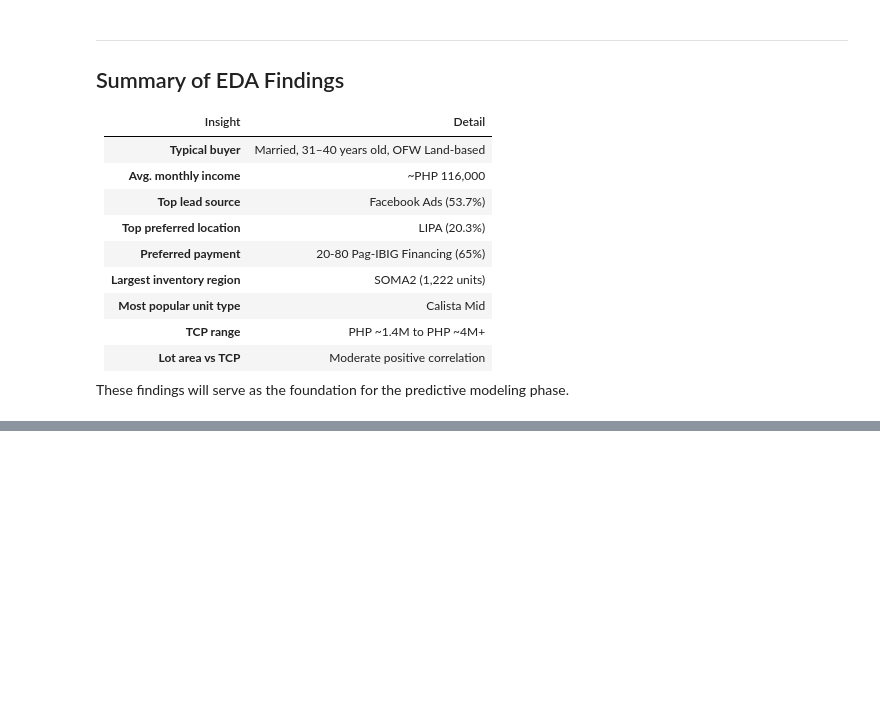
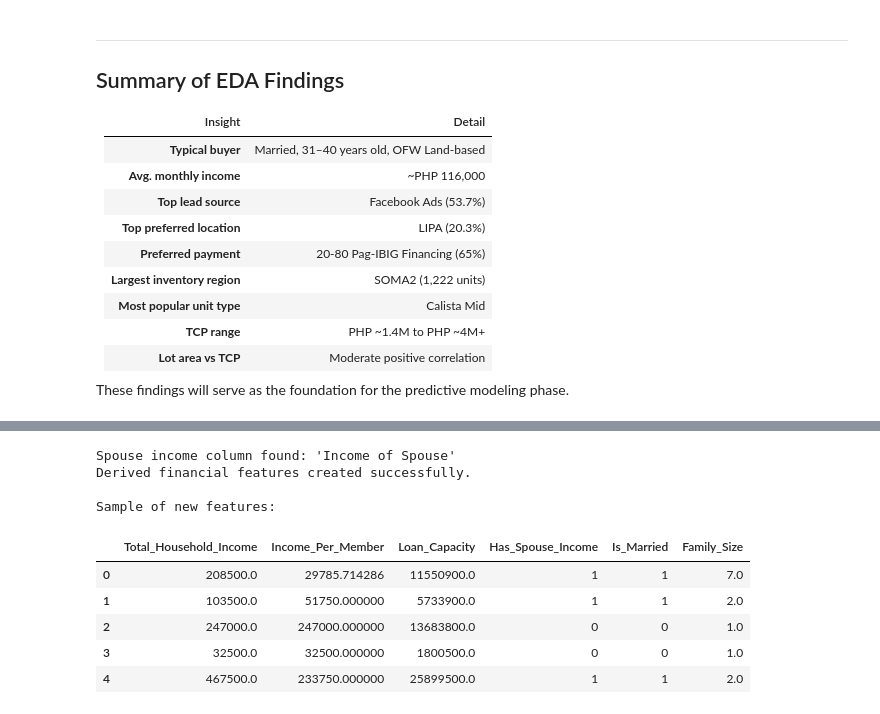
Before and after one commit to MariahAndrea/datasci_finals, a Jupyter notebook: Group1_Finals.ipynb, the cells around one changed output, grey strips where cells are left out. Saved outputs shown, nothing was run; the diff lists cells and outputs as text; code cells hidden in the pictures; blank space fills up the shorter version.

```diff
--- a/Group1_Finals.ipynb
+++ b/Group1_Finals.ipynb
@@ -899,0 +1011,75 @@ These findings will serve as the foundation for the predictive modeling phase.
+# %%
+# 4.3  Derived Financial Features
+
+fe_df = buyer_lead_df.copy()
+
+# Clean & extract spouse income
+# Identify the spouse/co-buyer income column (handle possible name variations)
+spouse_income_col = None
+for col in fe_df.columns:
+    if 'spouse' in col.lower() and 'income' in col.lower():
+        spouse_income_col = col
+        break
+
+if spouse_income_col:
+    fe_df['Spouse_Income_Numeric'] = (
+        fe_df[spouse_income_col]
+        .astype(str)
+        .str.replace('PHP', '', regex=False)
+        .str.replace(',', '', regex=False)
+        .str.strip()
+        .pipe(pd.to_numeric, errors='coerce')
+        .fillna(0)
+    )
+    print(f"Spouse income column found: '{spouse_income_col}'")
+else:
+    fe_df['Spouse_Income_Numeric'] = 0
+    print("No spouse income column found — defaulting to 0.")
+
+# Ensure principal income numeric column is available (created during EDA)
+if 'Income_Numeric' not in fe_df.columns:
+    fe_df['Income_Numeric'] = (
+        fe_df['Income of Principal Buyer']
+        .astype(str)
+        .str.replace('PHP', '', regex=False)
+        .str.replace(',', '', regex=False)
+        .str.strip()
+        .pipe(pd.to_numeric, errors='coerce')
+    )
+
+# ── Derived Features
+# 1. Total household income (principal + spouse/co-buyer)
+fe_df['Total_Household_Income'] = fe_df['Income_Numeric'].fillna(0) + fe_df['Spouse_Income_Numeric']
+
+# 2. Number of family members (clean to numeric)
+fe_df['Family_Size'] = pd.to_numeric(fe_df['No. of Family Members'], errors='coerce').fillna(1)
+
+# 3. Income per family member
+fe_df['Income_Per_Member'] = fe_df['Total_Household_Income'] / fe_df['Family_Size'].replace(0, 1)
+
+# 4. Estimated loan capacity using the Pag-IBIG 30-year formula
+#    Max TCP = Total Monthly Income × (0.35 / 0.00632) ≈ × 55.4
+PAGIBIG_FACTOR = 55.4
+fe_df['Loan_Capacity'] = fe_df['Total_Household_Income'] * PAGIBIG_FACTOR
+
+# 5. Binary: has spouse/co-buyer income?
+fe_df['Has_Spouse_Income'] = (fe_df['Spouse_Income_Numeric'] > 0).astype(int)
+
+# 6. Binary: is buyer married?
+fe_df['Is_Married'] = (fe_df['Marital Status'].str.strip().str.lower() == 'married').astype(int)
+
+print("Derived financial features created successfully.")
+print("\nSample of new features:")
+fe_df[['Total_Household_Income', 'Income_Per_Member', 'Loan_Capacity',
+       'Has_Spouse_Income', 'Is_Married', 'Family_Size']].head()
+# %% [output]
+Spouse income column found: 'Income of Spouse'
+Derived financial features created successfully.
+
+Sample of new features:
+|  | Total_Household_Income | Income_Per_Member | Loan_Capacity | Has_Spouse_Income | Is_Married | Family_Size |
+| 0 | 208500.0 | 29785.714286 | 11550900.0 | 1 | 1 | 7.0 |
+| 1 | 103500.0 | 51750.000000 | 5733900.0 | 1 | 1 | 2.0 |
+| 2 | 247000.0 | 247000.000000 | 13683800.0 | 0 | 0 | 1.0 |
+| 3 | 32500.0 | 32500.000000 | 1800500.0 | 0 | 0 | 1.0 |
+| 4 | 467500.0 | 233750.000000 | 25899500.0 | 1 | 1 | 2.0 |
```
Also changed, not shown: parts of 13 cells of this notebook.
